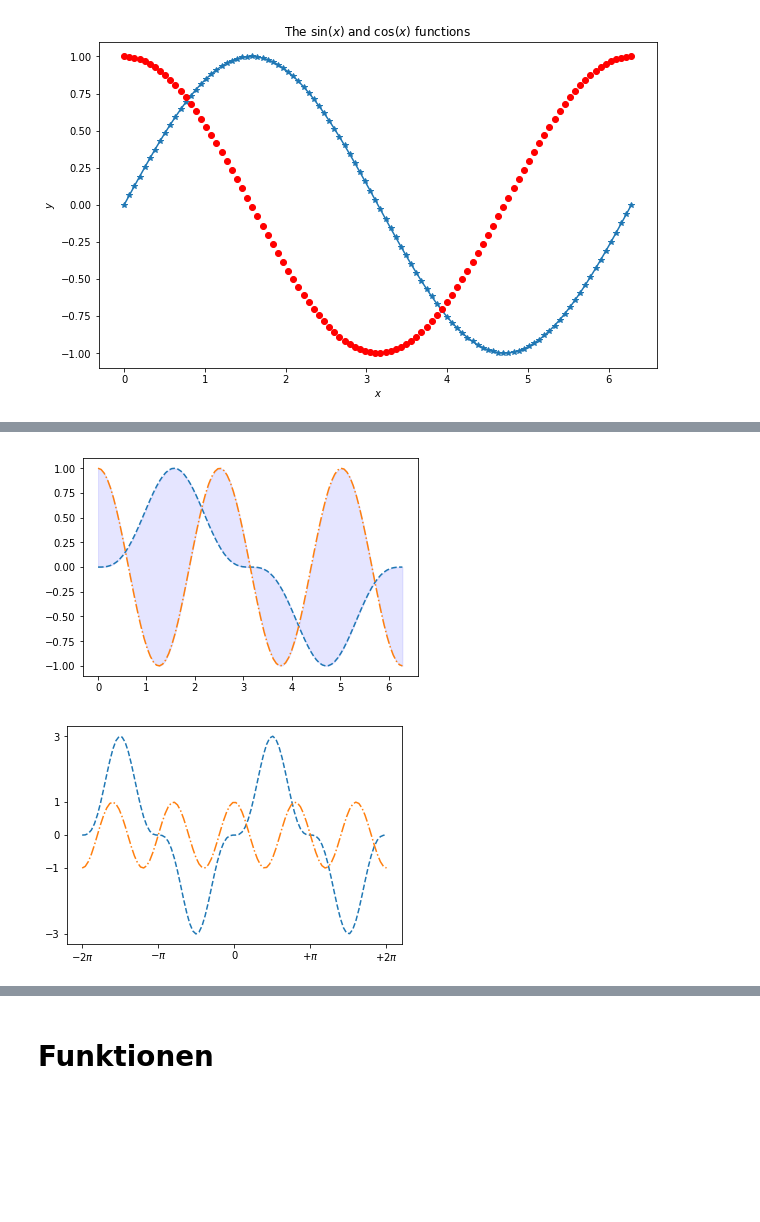
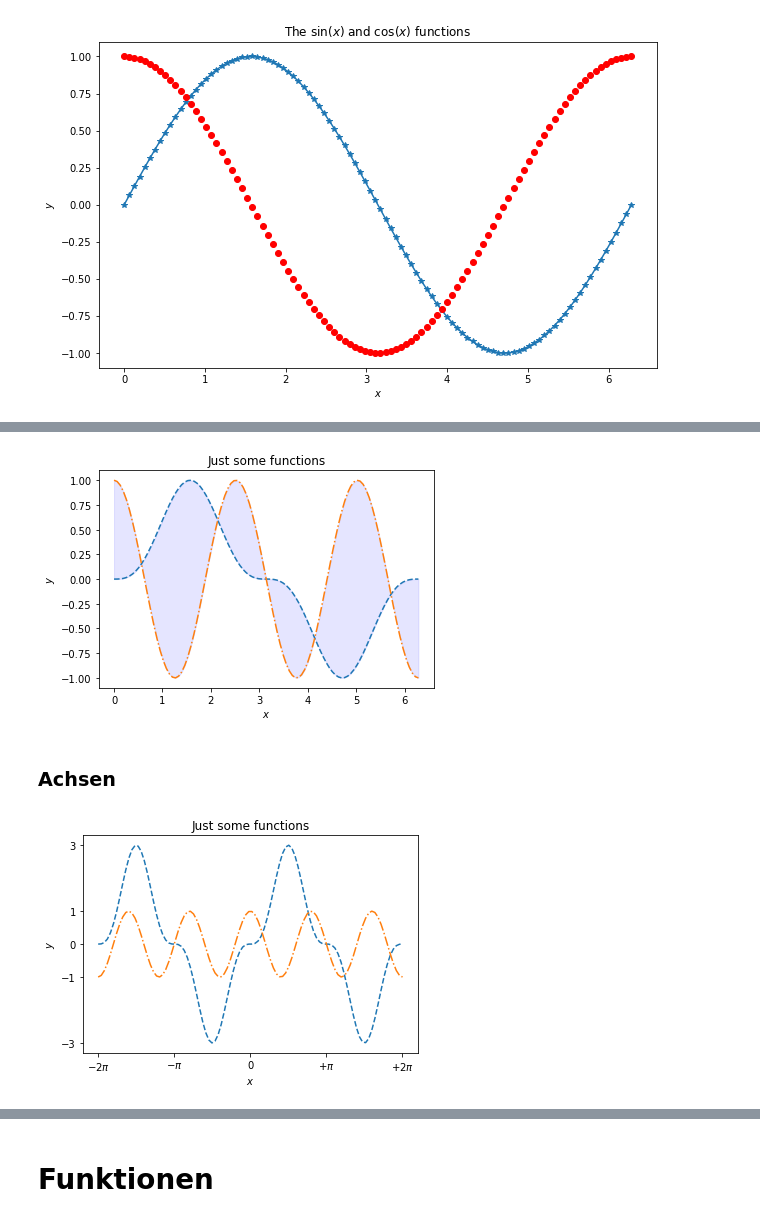
Before and after one commit to annikathiel/PythonLecture_WS1920, a Jupyter notebook: Vorlesung_03_Numpy-Fortsetzung.ipynb, the cells around one changed output, grey strips where cells are left out. Drawn from its saved outputs; the diff is of its cells as text; code cells hidden in the pictures; blank space fills up the shorter version.

```diff
--- a/Vorlesung_03_Numpy-Fortsetzung.ipynb
+++ b/Vorlesung_03_Numpy-Fortsetzung.ipynb
@@ -233,11 +245,21 @@ plt.show()
 # %%
+plt.xlabel(r"$x$")
+plt.ylabel(r"$y$")
+plt.title(r"Just some functions")
+
 plt.fill_between(x, fkt1, fkt2, color='blue', alpha=.1)
 plt.plot(x, fkt1, "--")
 plt.plot(x, fkt2, "-.")
 plt.show()
 # %% [output]
-[figure, old version]
+[figure, new version]
+# %% [markdown]
+### Achsen
 # %%
+plt.xlabel(r"$x$")
+plt.ylabel(r"$y$")
+plt.title(r"Just some functions")
+
 x = np.linspace(-2.0 * np.pi, 2.0 * np.pi, 100)
 fkt1 = 3*np.sin(x)**3
 fkt2 = np.cos(2.5*x)
@@ -249,4 +271,4 @@ plt.plot(x, fkt1, "--")
 plt.plot(x, fkt2, "-.")
 plt.show()
 # %% [output]
-[figure, old version]
+[figure, new version]
```
Also changed, not shown: parts of 18 cells of this notebook.
